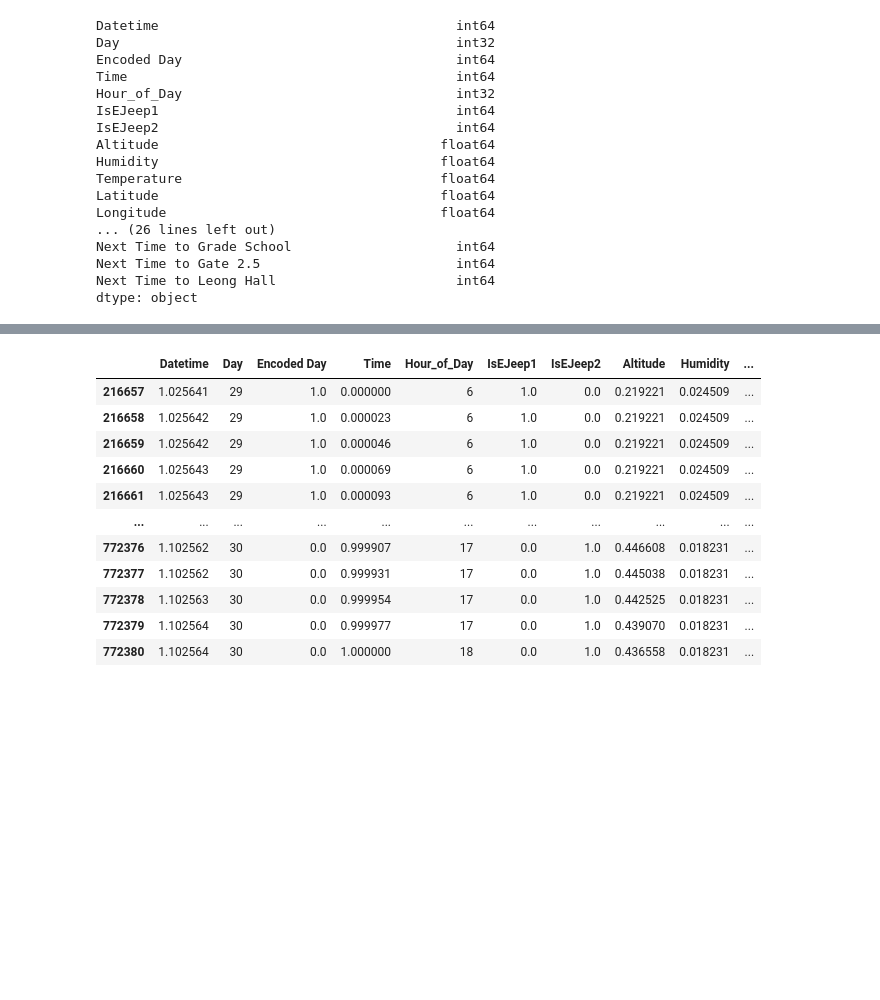
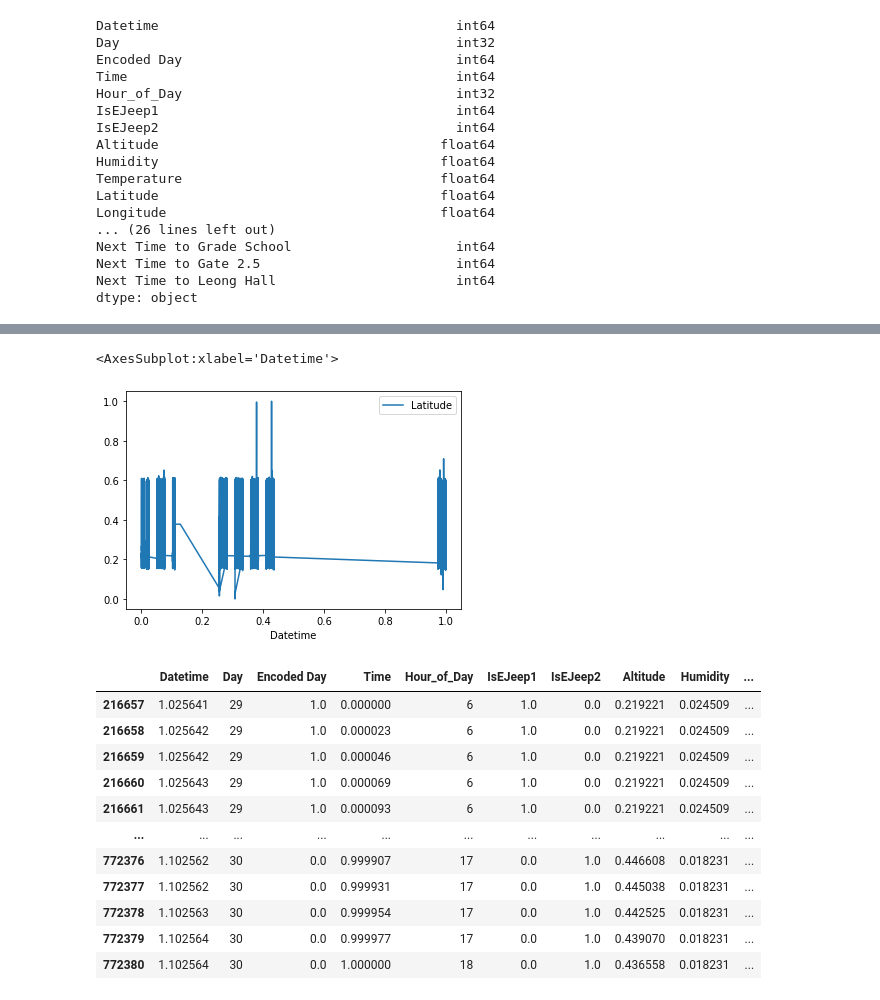
Before and after one commit to CSfromCS/VHS-Thesis, a Jupyter notebook: Data Preprocessing/DataProcessor.ipynb, the cells around one changed output, grey strips where cells are left out. Cells and saved outputs as stored; diff of their text form; code cells hidden in the pictures; blank space fills up the shorter version.

```diff
--- a/Data Preprocessing/DataProcessor.ipynb
+++ b/Data Preprocessing/DataProcessor.ipynb
@@ -989,3 +831,8 @@ dtype: int64
+# %%
+train_df.plot(y='Latitude', x='Datetime')
+# %% [output]
+<AxesSubplot:xlabel='Datetime'>
+[figure, added]
 # %%
 test_df
 # %% [output]
```
Also changed, not shown: parts of 10 cells of this notebook, 1 other file.
